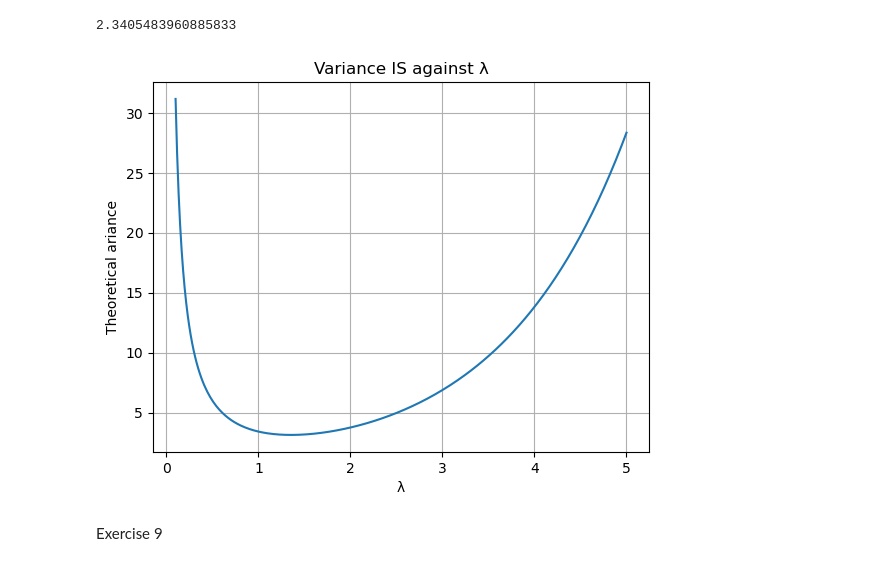
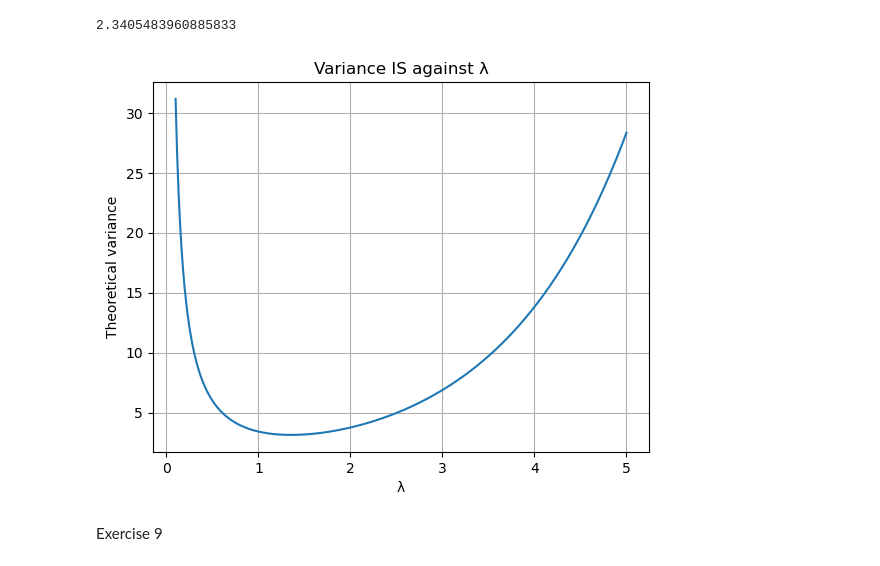
Before and after one commit to LuigiPampanin01/Stochastic_Simulation, a Jupyter notebook: Day_4/variance_reduction_methods.ipynb, the cells around one changed output. Drawn from its saved outputs; the diff is of its cells as text; code cells hidden in the pictures.

Commit message:
modife_variance_redcution

```diff
--- a/Day_4/variance_reduction_methods.ipynb
+++ b/Day_4/variance_reduction_methods.ipynb
@@ -433,19 +433,19 @@ print(res)
 # %%
 import numpy as np
 import matplotlib.pyplot as plt
 from scipy.optimize import minimize_scalar
 
 lambdas = np.linspace(0.1, 5, 300)
 f = (np.exp(lambdas + 2) - 1) / (lambdas * (lambdas + 2)) - (np.e - 1)**2
 
 plt.plot(lambdas, f)
 plt.xlabel("λ")
-plt.ylabel("Theoretical ariance")
+plt.ylabel("Theoretical variance")
 plt.title("Variance IS against λ")
 plt.grid(True)
 plt.show()
 # %% [output]
-[figure, old version]
+[figure, new version]
 # %% [markdown]
 Exercise 9
 # %%
```
Also changed, not shown: 1 other file.
